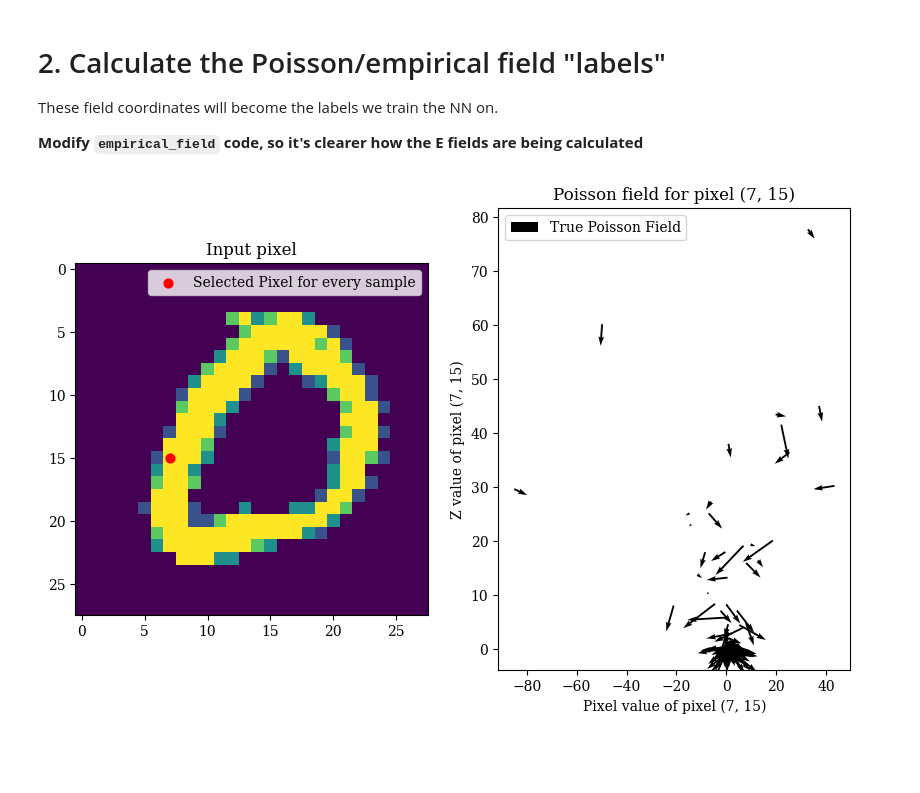
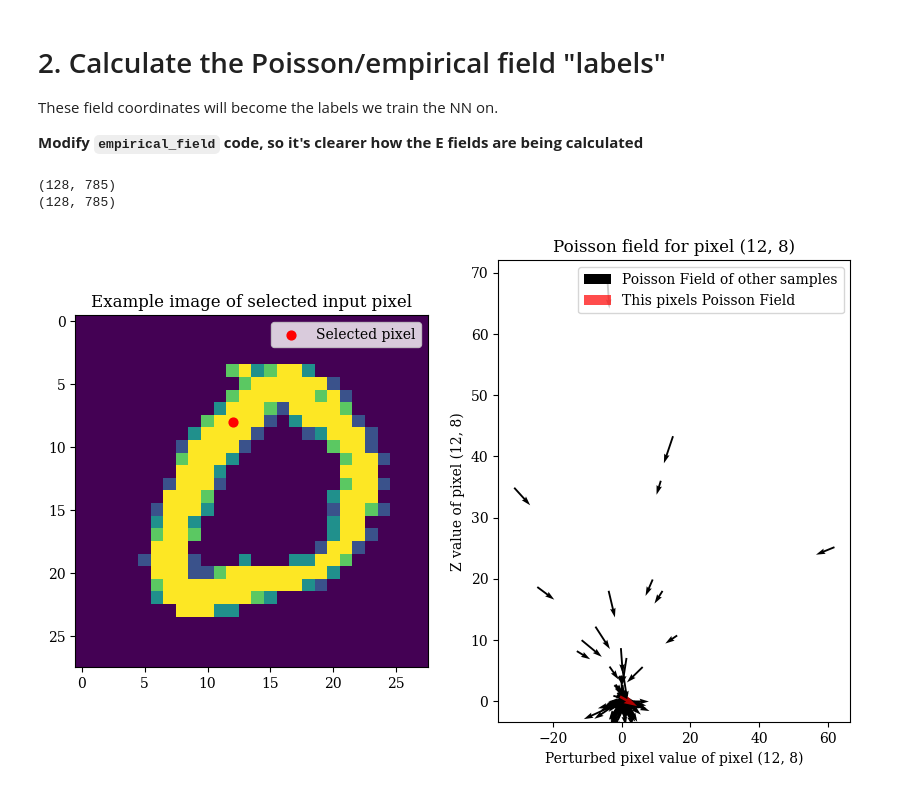
Before and after one commit to MatthewDowicz/PFGM_MNIST, a Jupyter notebook: script_testing.ipynb, the cells around one changed output. Drawn from its saved outputs; the diff is of its cells as text; code cells hidden in the pictures; blank space fills up the shorter version.

```diff
--- a/script_testing.ipynb
+++ b/script_testing.ipynb
@@ -87,17 +181,22 @@ These field coordinates will become the labels we train the NN on.
 **Modify `empirical_field` code, so it's clearer how the E fields are being calculated**
 # %%
 # Create the E field for every batch sample
-E = mkds.empirical_field(samples_batch, rng)
-x, y, data = mkds.get_perturbed(samples_batch,rng)
+y, E = mkds.empirical_field(samples_batch, rng)
+print(y.shape)
+print(E.shape)
+# x, y, data = mkds.get_perturbed(samples_batch,rng)
+
+# # Can visualize what the E field in the N+1 dimension would look like
+# # for a specific pixel value (red dot in left plot)
+# # for the entire batch of data
+
+vis.visualize_field(batch=samples_batch,
+                sample_idx=0,
+                x_coord=12,
+                y_coord=8,
+                rng=rng,
+                set_lims=False)
+# %% [output]
+(128, 785)
+(128, 785)
+[figure, added]
-# %%
-# Can visualize what the E field in the N+1 dimension would look like
-# for a specific pixel value (red dot in left plot)
-# for the entire batch of data
-vis.visualize_field(batch=samples_batch,
-                sample_idx=0,
-                x_coord=7,
-                y_coord=15,
-                rng=rng,
-                set_lims=False)
-# %% [output]
-[figure, removed]
```
Also changed, not shown: parts of 20 cells of this notebook.
